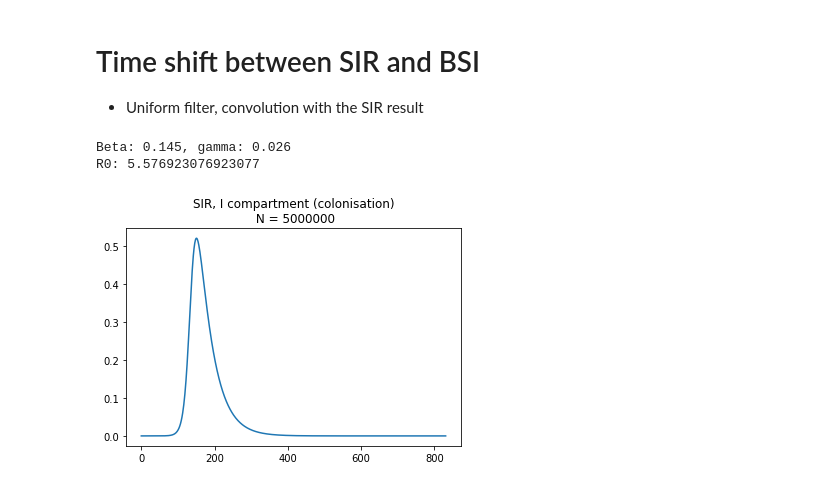
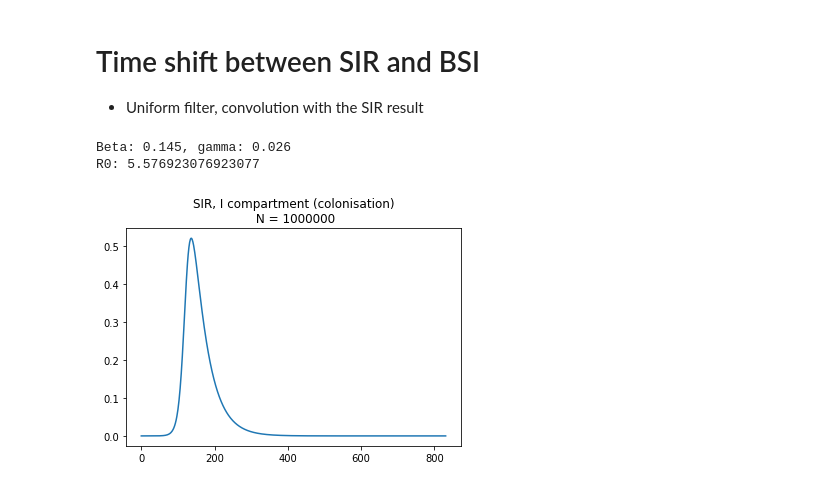
Before and after one commit to fanoja/Ecoli-R0, a Jupyter notebook: grid/time shift.ipynb, the cells around one changed output. Cells and saved outputs as stored; diff of their text form; code cells hidden in the pictures.

```diff
--- a/grid/time shift.ipynb
+++ b/grid/time shift.ipynb
@@ -17,20 +18,20 @@ from cluster.scripts.SIR_functions import *
 # %%
 par1 = 0.145
 par2 = 0.026
 print(f"Beta: {par1}, gamma: {par2}")
 print(f"R0: {par1/par2}")
 
 nt = 16*52
-N = 5000000
+N = 1000000
 
 sir = SIR(par1, par2, nt, N, reparam = False, batch_size=1, random_state = None)
 # Plot the result:
 plt.plot(sir[1][0]) # 1 = I compartment, 0 = first batch
 plt.title(f"SIR, I compartment (colonisation)\n N = {N}")
 plt.show()
 # %% [output]
 Beta: 0.145, gamma: 0.026
 R0: 5.576923076923077
-[figure, old version]
+[figure, new version]
 # %%
 # Apply a uniform filter with convolution:
```
Also changed, not shown: parts of 10 cells of this notebook.
